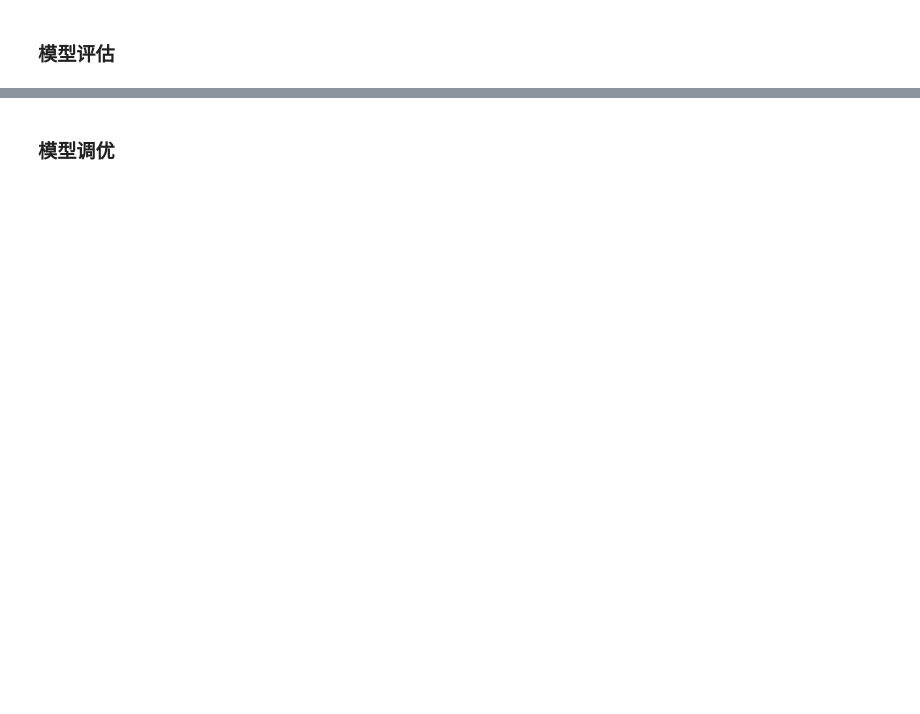
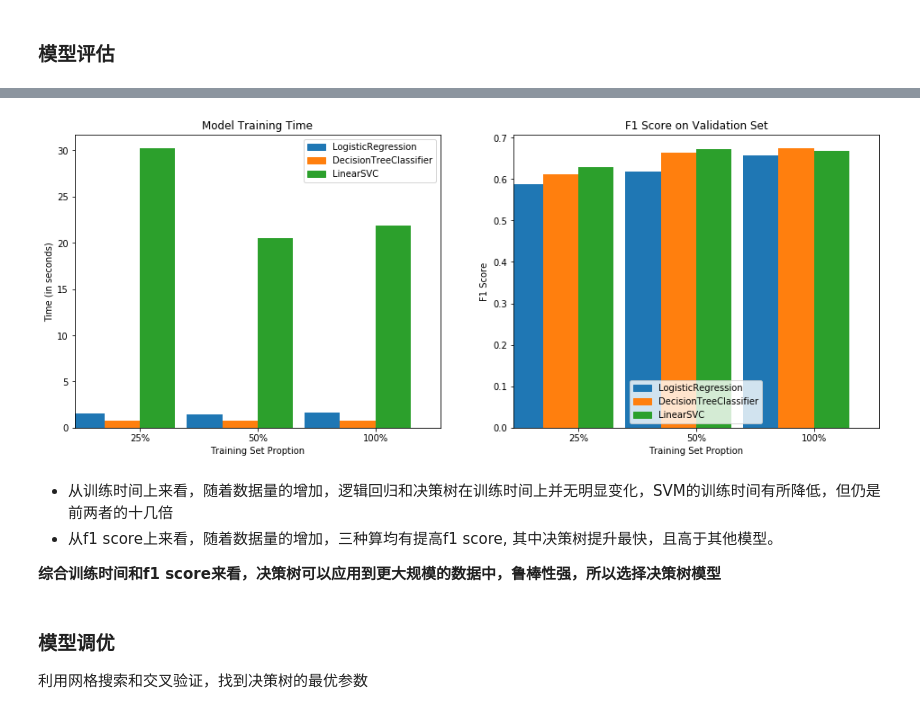
Before and after one commit to wangning0505/sparkify, a Jupyter notebook: spark.ipynb, the cells around one changed output, grey strips where cells are left out. Cells and saved outputs as stored; diff of their text form; code cells hidden in the pictures; blank space fills up the shorter version.

```diff
--- a/spark.ipynb
+++ b/spark.ipynb
@@ -701,11 +679,0 @@ LinearSVC:
-# %%
-# 逻辑回归
-lr = LogisticRegression(featuresCol="features",labelCol="label")
-start = time.time()
-lr_model = lr.fit(train_data)
-end = time.time()
-val_predict = lr_model.transform(val_data)
-lr_f1 = evaluator_f1.evaluate(val_predict)
-print('LogisticRegression: \n \
-       Training time: {:.2f} seconds\n \
-       F1 score: {:.4f}'.format(end-start,lr_f1))
@@ -717,0 +705,8 @@ LogisticRegression:
+# %%
+# 训练数据比例分别为0.25, 0.5, 1
+results = {}
+for clf in [lr, dt, svm]:
+    clf_name = clf.__class__.__name__
+    results[clf_name] = {}
+    for i, prop in enumerate([0.25, 0.5, 1.0]):
+        results[clf_name][i] = model_evaluate(clf, prop, train_data)
@@ -718,2 +723,45 @@ LogisticRegression:
+# %%
+# 对比模型
+plt.figure(1, figsize=(16,6))
+
+bar_width = 0.3
+colors = ['#1F77B4','#FF7F0E','#2CA02C']
+
+plt.subplot(1,2,1)
+# Super loop to plot four panels of data
+for k, clf in enumerate(results.keys()):
+    for i in np.arange(3):
+        plt.bar(i+k*bar_width, results[clf][i]['train_time'], width = bar_width, color = colors[k])
+        plt.xticks([0.45, 1.45, 2.45],["25%", "50%", "100%"])
+        plt.xlabel("Training Set Proption")
+        plt.xlim((-0.1, 3.0))
+
+patches = []
+for k, clf in enumerate(results.keys()):
+    patches.append(mpatches.Patch(color = colors[k], label = clf))
+plt.legend(handles = patches,loc='upper right')
+plt.ylabel("Time (in seconds)")
+plt.title("Model Training Time")
+
+plt.subplot(1,2,2)
+# Super loop to plot four panels of data
+for k, clf in enumerate(results.keys()):
+    for i in np.arange(3):
+        plt.bar(i+k*bar_width, results[clf][i]['f1'], width = bar_width, color = colors[k])
+        plt.xticks([0.45, 1.45, 2.45],["25%", "50%", "100%"])
+        plt.xlabel("Training Set Proption")
+        plt.xlim((-0.1, 3.0))
+
+plt.legend(handles = patches, loc='lower center')
+plt.ylabel("F1 Score")
+plt.title("F1 Score on Validation Set");
+# %% [output]
+[figure, added]
+# %% [markdown]
++ 从训练时间上来看，随着数据量的增加，逻辑回归和决策树在训练时间上并无明显变化，SVM的训练时间有所降低，但仍是前两者的十几倍
++ 从f1 score上来看，随着数据量的增加，三种算均有提高f1 score, 其中决策树提升最快，且高于其他模型。
+
+**综合训练时间和f1 score来看，决策树可以应用到更大规模的数据中，鲁棒性强，所以选择决策树模型**
 # %% [markdown]
 ### 模型调优
+利用网格搜索和交叉验证，找到决策树的最优参数
```
Also changed, not shown: parts of 22 cells of this notebook, 2 other files.
